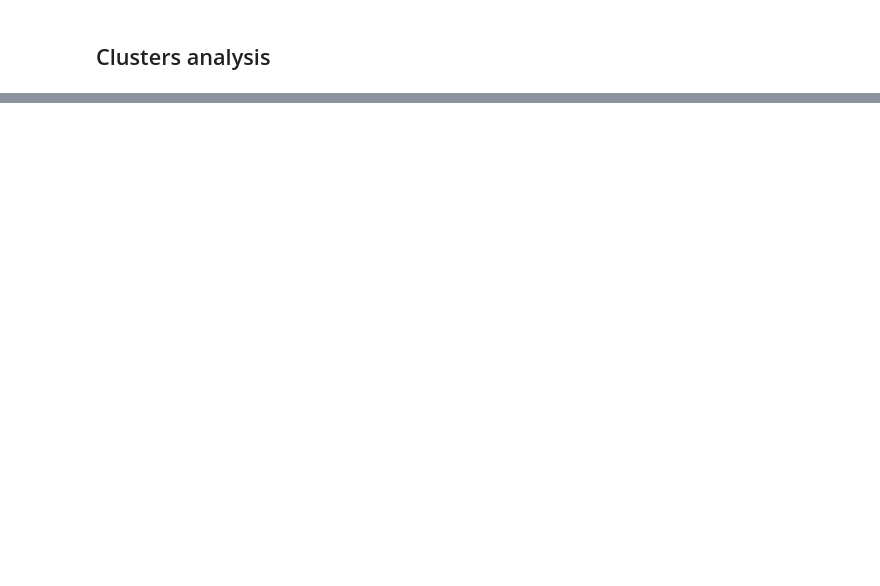
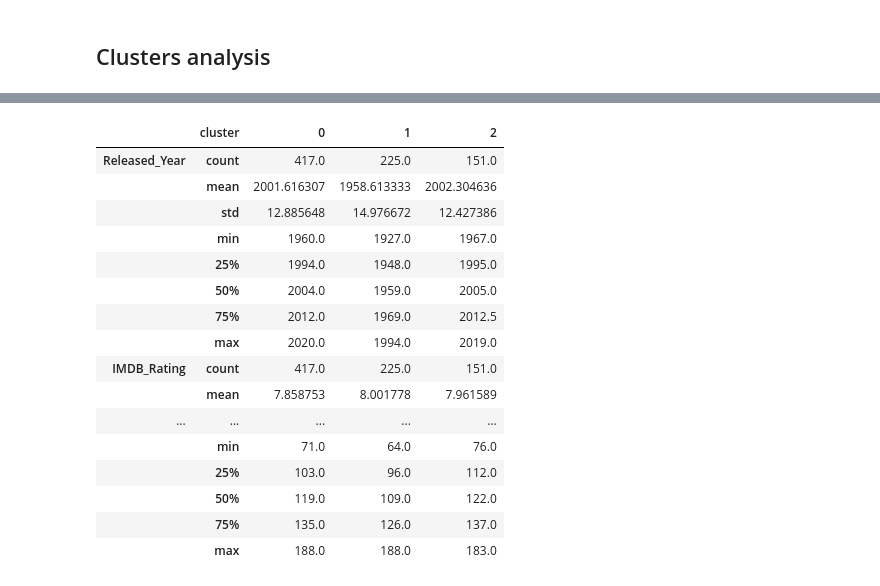
Before and after one commit to Hubert-Magdziak/sql-python-project, a Jupyter notebook: movies_exploration.ipynb, the cells around one changed output, grey strips where cells are left out. Cells and saved outputs as stored; diff of their text form; code cells hidden in the pictures; blank space fills up the shorter version.

```diff
--- a/movies_exploration.ipynb
+++ b/movies_exploration.ipynb
@@ -263,0 +279,5 @@ plt.show()
+# %%
+# Initial data set without outliers
+df_no_outliers = df[~is_outlier.T.any()]
+# Assigning cluster number to the data set
+df_no_outliers["cluster"] = labels
@@ -263,0 +295,20 @@ plt.show()
+# %%
+df_no_outliers.groupby(by = "cluster").describe().T
+# %% [output]
+|  | cluster | 0 | 1 | 2 |
+| Released_Year | count | 417.0 | 225.0 | 151.0 |
+|  | mean | 2001.616307 | 1958.613333 | 2002.304636 |
+|  | std | 12.885648 | 14.976672 | 12.427386 |
+|  | min | 1960.0 | 1927.0 | 1967.0 |
+|  | 25% | 1994.0 | 1948.0 | 1995.0 |
+|  | 50% | 2004.0 | 1959.0 | 2005.0 |
+|  | 75% | 2012.0 | 1969.0 | 2012.5 |
+|  | max | 2020.0 | 1994.0 | 2019.0 |
+| IMDB_Rating | count | 417.0 | 225.0 | 151.0 |
+|  | mean | 7.858753 | 8.001778 | 7.961589 |
+| ... | ... | ... | ... | ... |
+|  | min | 71.0 | 64.0 | 76.0 |
+|  | 25% | 103.0 | 96.0 | 112.0 |
+|  | 50% | 119.0 | 109.0 | 122.0 |
+|  | 75% | 135.0 | 126.0 | 137.0 |
+|  | max | 188.0 | 188.0 | 183.0 |
```
Also changed, not shown: parts of 11 cells of this notebook.
